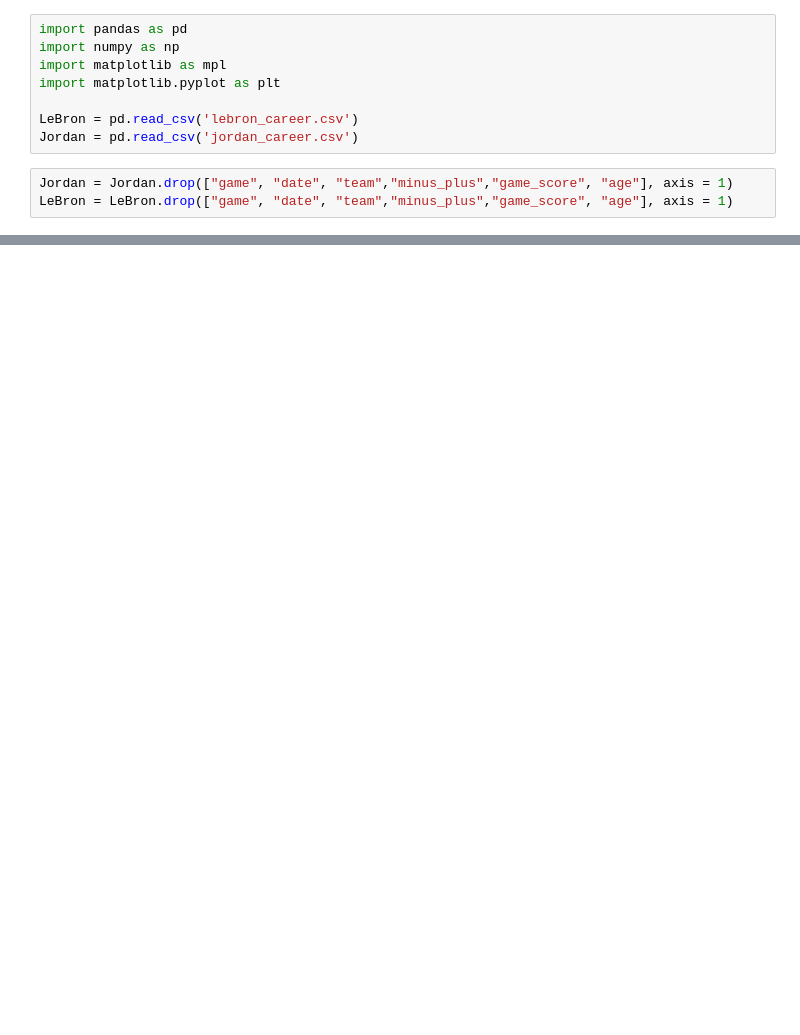
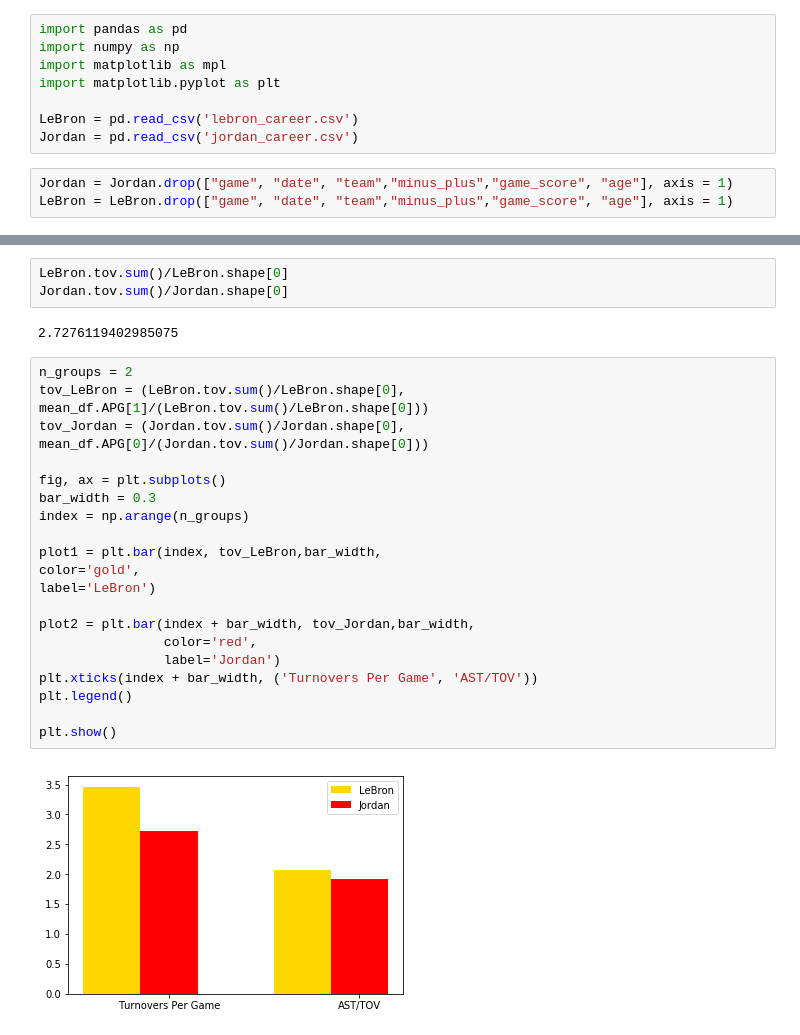
Before and after one commit to bradleyLandicho/symmetrical-waffle, a Jupyter notebook: LebronVJordan.ipynb, the cells around one changed output, grey strips where cells are left out. Drawn from its saved outputs; the diff is of its cells as text; blank space fills up the shorter version.

```diff
--- a/LebronVJordan.ipynb
+++ b/LebronVJordan.ipynb
@@ -37,0 +62,27 @@ par = pd.plotting.parallel_coordinates(mean_df.iloc[:2], "Athletes", colormap=mp
+# %%
+LeBron.tov.sum()/LeBron.shape[0]
+Jordan.tov.sum()/Jordan.shape[0]
+# %% [output]
+2.7276119402985075
+# %%
+n_groups = 2
+tov_LeBron = (LeBron.tov.sum()/LeBron.shape[0], mean_df.APG[1]/(LeBron.tov.sum()/LeBron.shape[0]))
+tov_Jordan = (Jordan.tov.sum()/Jordan.shape[0], mean_df.APG[0]/(Jordan.tov.sum()/Jordan.shape[0]))
+
+fig, ax = plt.subplots()
+bar_width = 0.3
+index = np.arange(n_groups)
+
+plot1 = plt.bar(index, tov_LeBron,bar_width,
+color='gold',
+label='LeBron')
+
+plot2 = plt.bar(index + bar_width, tov_Jordan,bar_width,
+                color='red',
+                label='Jordan')
+plt.xticks(index + bar_width, ('Turnovers Per Game', 'AST/TOV'))
+plt.legend()
+
+plt.show()
+# %% [output]
+[figure, added]
```
Also changed, not shown: parts of 6 cells of this notebook.
